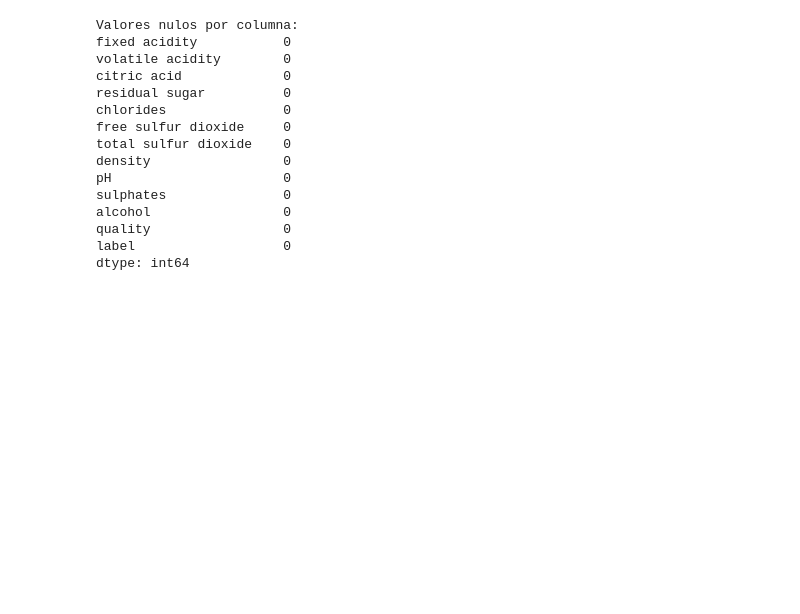
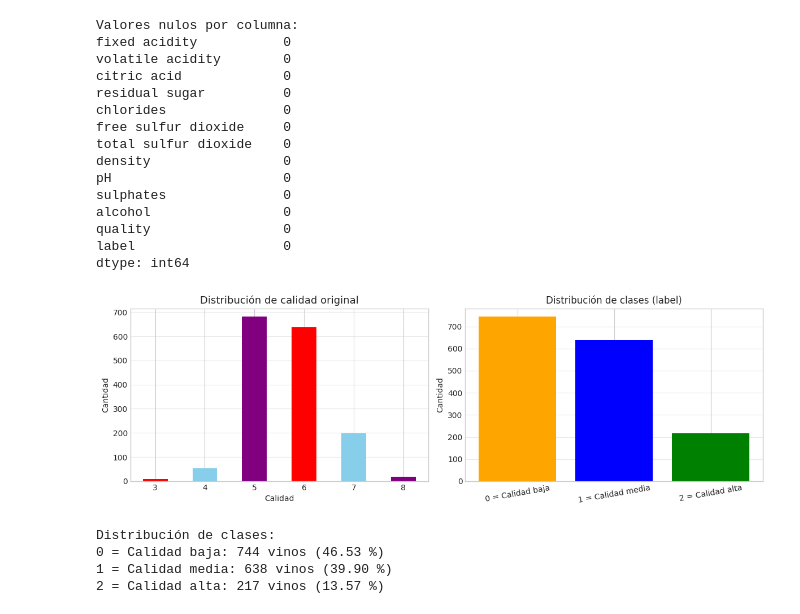
Before and after one commit to 4GeeksAcademy/alemantellini-machine-learning, a Jupyter notebook: src/08-k-nearest-neighbours-winequality-red.ipynb, the cells around one changed output. Saved outputs shown, nothing was run; the diff lists cells and outputs as text; code cells hidden in the pictures; blank space fills up the shorter version.

```diff
--- a/src/08-k-nearest-neighbours-winequality-red.ipynb
+++ b/src/08-k-nearest-neighbours-winequality-red.ipynb
@@ -97,3 +97,39 @@ alcohol                 0
 quality                 0
 label                   0
 dtype: int64
+# %%
+# Distribución de clases
+fig, axes = plt.subplots(1, 2, figsize=(12, 4))
+
+# Calidad original
+df["quality"].value_counts().sort_index().plot(kind="bar", ax=axes[0], color=["red","skyblue","purple"])
+axes[0].set_title("Distribución de calidad original", fontsize=13)
+axes[0].set_xlabel("Calidad")
+axes[0].set_ylabel("Cantidad")
+axes[0].tick_params(axis='x', rotation=0)
+
+# Clases agrupadas
+label_counts = df["label"].value_counts().sort_index()
+colors=["orange","blue","green"]
+labels_names = ["0 = Calidad baja", "1 = Calidad media", "2 = Calidad alta"]
+axes[1].bar(labels_names, label_counts.values, color=colors)
+axes[1].set_title("Distribución de clases (label)")
+axes[1].set_ylabel("Cantidad")
+axes[1].tick_params(axis='x', rotation=10)
+
+for ax in axes:
+    ax.grid(axis='y', alpha=0.4)
+
+plt.tight_layout()
+plt.show()
+
+print("\nDistribución de clases:")
+for i, name in enumerate(labels_names):
+    n = label_counts[i]
+    print(f"{name}: {n} vinos ({n/len(df)*100:.2f} %)")
+# %% [output]
+[figure, added]
+Distribución de clases:
+0 = Calidad baja: 744 vinos (46.53 %)
+1 = Calidad media: 638 vinos (39.90 %)
+2 = Calidad alta: 217 vinos (13.57 %)
```
Also changed, not shown: parts of 18 cells of this notebook.
